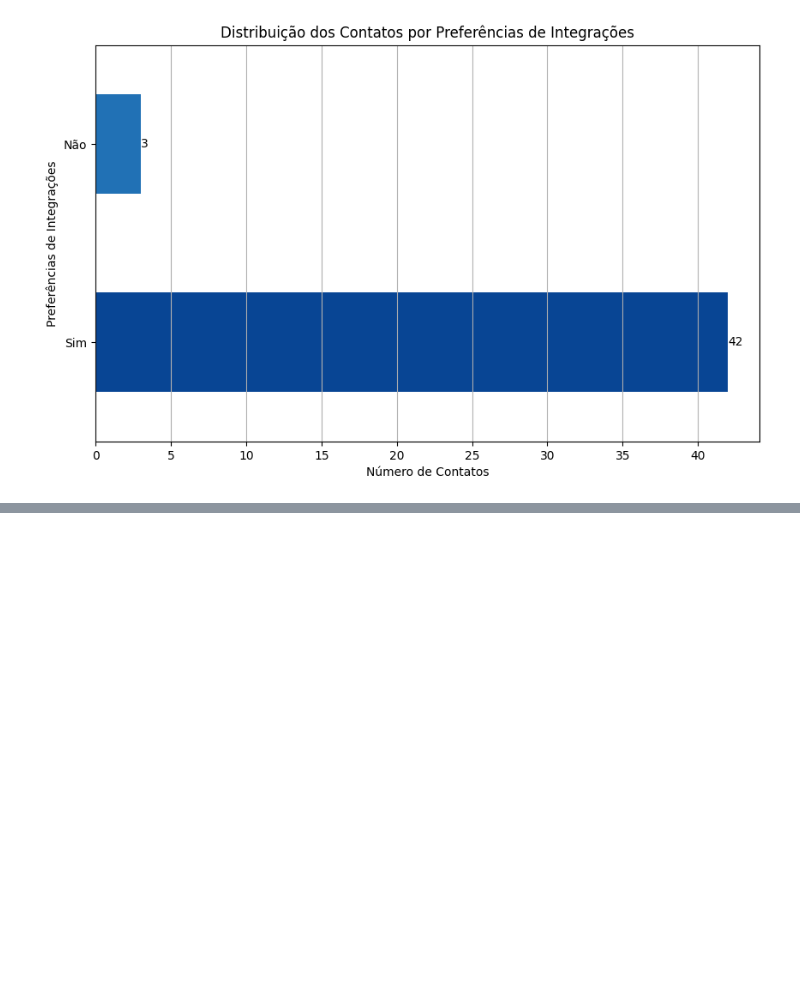
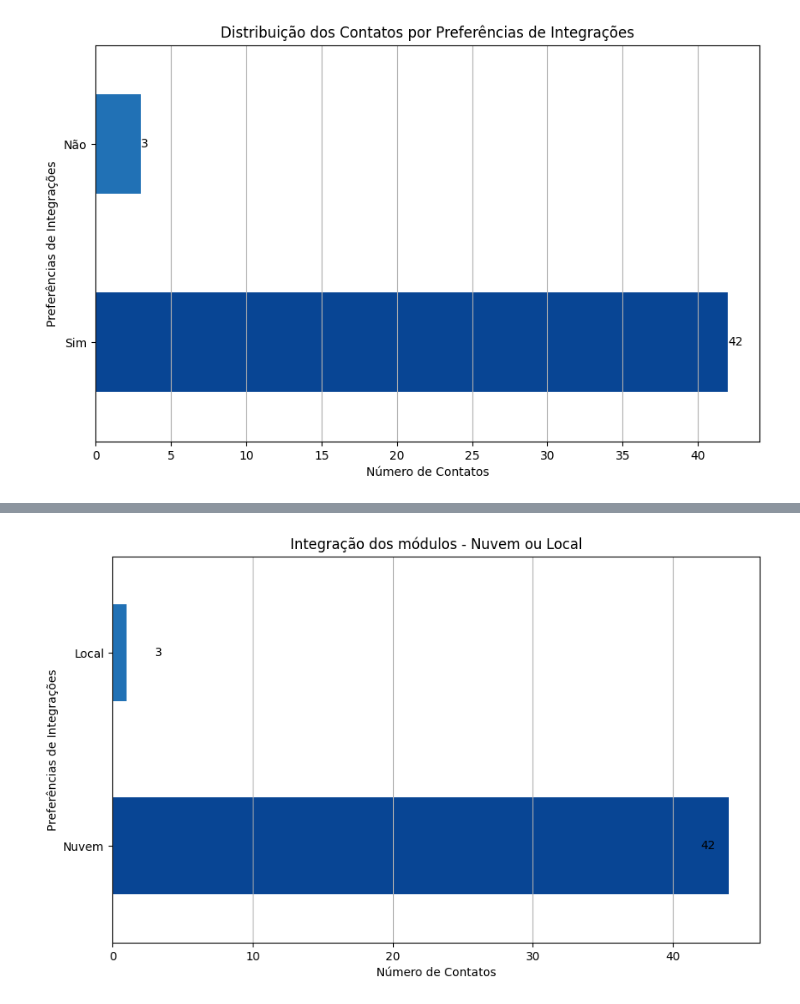
Before and after one commit to patinaomi/sprint-3-fiap, a Jupyter notebook: AI & Chatbot/Analise-Necessidade.ipynb, the cells around one changed output, grey strips where cells are left out. Drawn from its saved outputs; the diff is of its cells as text; code cells hidden in the pictures; blank space fills up the shorter version.

```diff
--- a/AI & Chatbot/Analise-Necessidade.ipynb
+++ b/AI & Chatbot/Analise-Necessidade.ipynb
@@ -158,5 +203,7 @@ plt.show()
 # %%
-##---------------------( Objetivos )---------------------##
+##---------------------( Público alvo )---------------------##
+
+df_publico = pd.DataFrame(dados)
 
 # Contagem de Público-Alvo
 contagem_publico_alvo = df_publico['PublicoAlvo'].value_counts()
@@ -245,0 +335,24 @@ plt.show()
+# %%
+##---------------------( Deseja Integração entre os sistemas? )---------------------##
+
+# Contagem
+local = dados['Local'].value_counts()
+
+# Paleta de cores
+colors = ['#084594', '#2171b5', '#4292c6']
+
+# Gráfico
+plt.figure(figsize=(10, 6))
+ax = local.plot(kind='barh', color=colors)
+plt.title('Integração dos módulos - Nuvem ou Local')
+plt.xlabel('Número de Contatos')
+plt.ylabel('Preferências de Integrações')
+plt.grid(axis='x')
+
+# Adicionando os números em cada barra
+for i, v in enumerate(contagem_por_integracoes):
+    ax.text(v, i, str(v), ha='left', va='center')
+
+plt.show()
+# %% [output]
+[figure, added]
```
Also changed, not shown: parts of 10 cells of this notebook, 2 other files.
